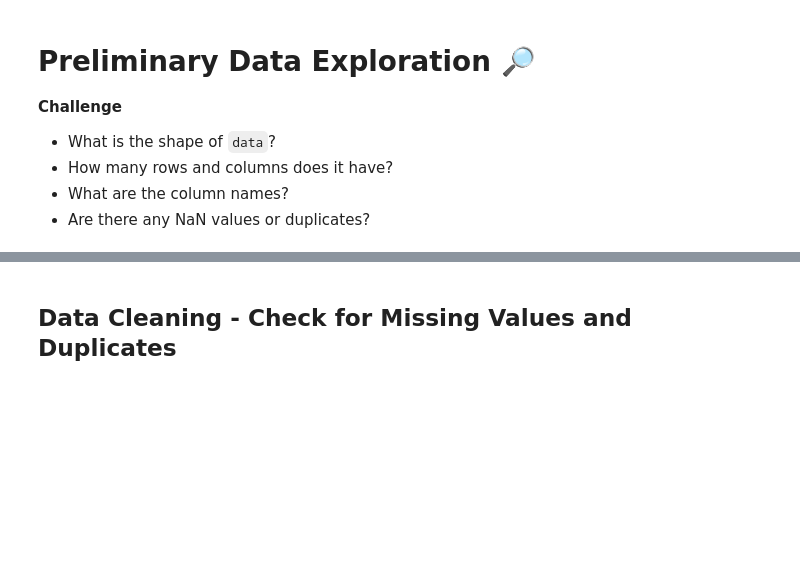
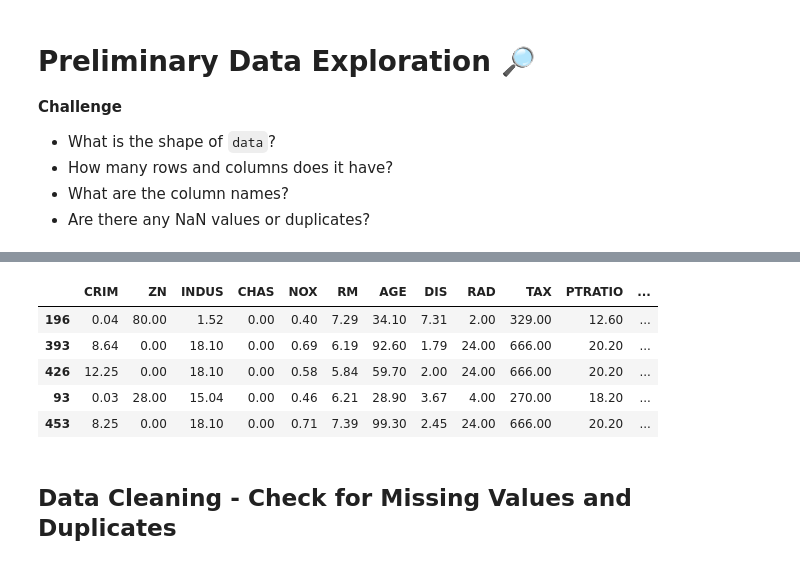
Before and after one commit to RoyAWilson/100_Days_of_Code_Day_81, a Jupyter notebook: Multivariable_Regression_and_Valuation_Model_(start).ipynb, the cells around one changed output, grey strips where cells are left out. Saved outputs shown, nothing was run; the diff lists cells and outputs as text; code cells hidden in the pictures; blank space fills up the shorter version.

```diff
--- a/Multivariable_Regression_and_Valuation_Model_(start).ipynb
+++ b/Multivariable_Regression_and_Valuation_Model_(start).ipynb
@@ -93,2 +153,11 @@ This is a copy of [UCI ML housing dataset](https://archive.ics.uci.edu/ml/machin
+# %%
+data.sample(5)
+# %% [output]
+|  | CRIM | ZN | INDUS | CHAS | NOX | RM | AGE | DIS | RAD | TAX | PTRATIO | ... |
+| 196 | 0.04 | 80.00 | 1.52 | 0.00 | 0.40 | 7.29 | 34.10 | 7.31 | 2.00 | 329.00 | 12.60 | ... |
+| 393 | 8.64 | 0.00 | 18.10 | 0.00 | 0.69 | 6.19 | 92.60 | 1.79 | 24.00 | 666.00 | 20.20 | ... |
+| 426 | 12.25 | 0.00 | 18.10 | 0.00 | 0.58 | 5.84 | 59.70 | 2.00 | 24.00 | 666.00 | 20.20 | ... |
+| 93 | 0.03 | 28.00 | 15.04 | 0.00 | 0.46 | 6.21 | 28.90 | 3.67 | 4.00 | 270.00 | 18.20 | ... |
+| 453 | 8.25 | 0.00 | 18.10 | 0.00 | 0.71 | 7.39 | 99.30 | 2.45 | 24.00 | 666.00 | 20.20 | ... |
 # %% [markdown]
 ## Data Cleaning - Check for Missing Values and Duplicates
```
Also changed, not shown: parts of 10 cells of this notebook.
